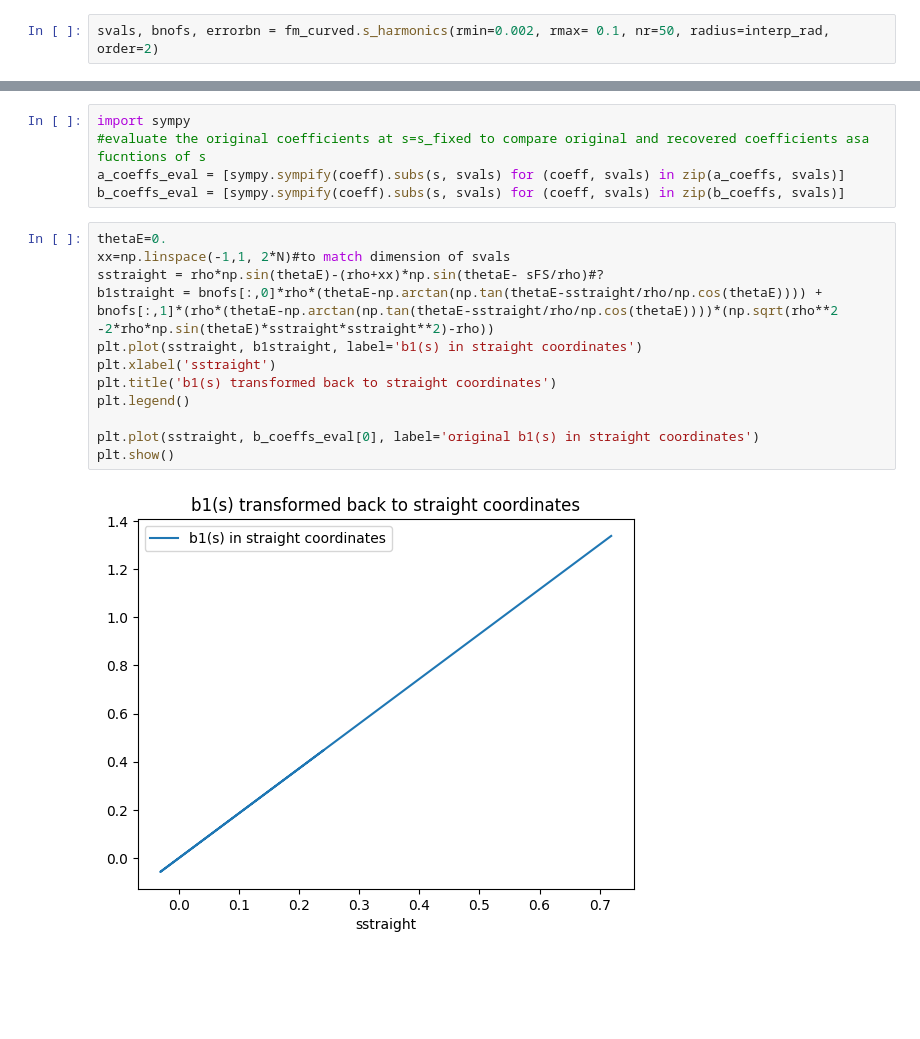
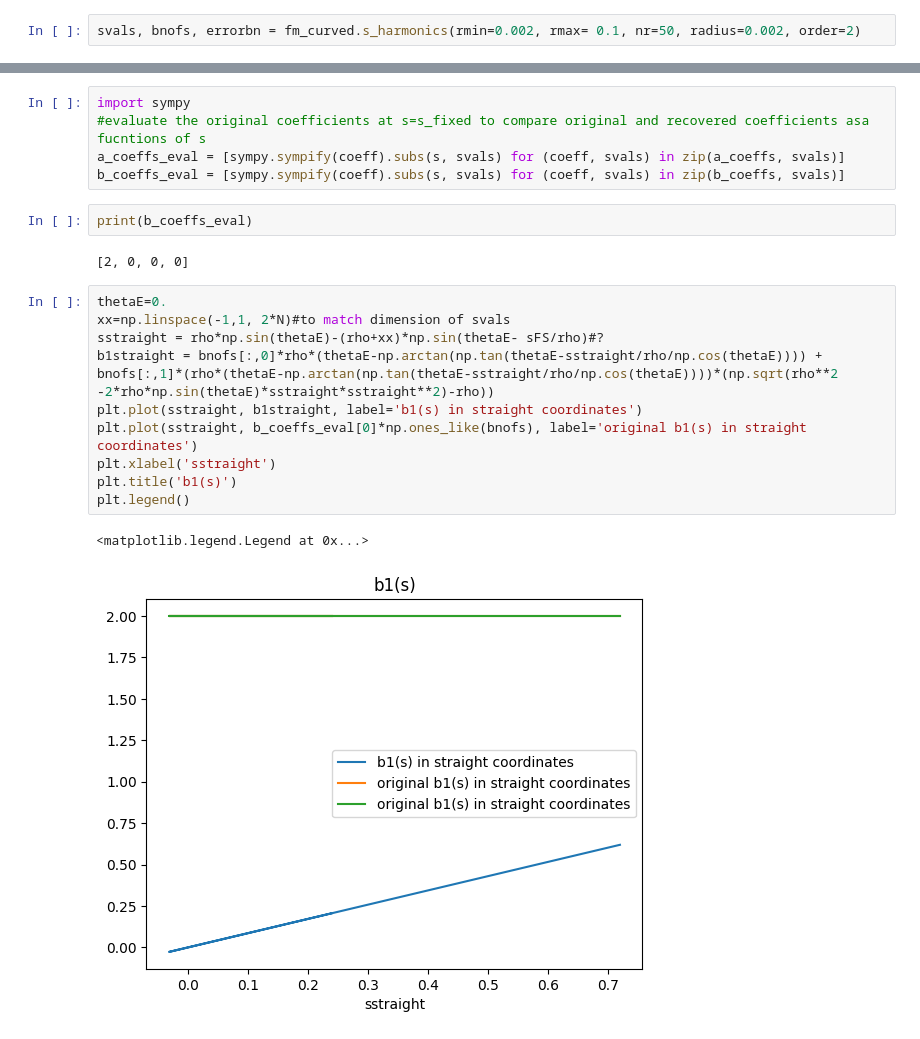
Before and after one commit to marcoliniF/bpmeth, a Jupyter notebook: preliminaryTrials/4.0straighttocurvedbyA_HA.ipynb, the cells around one changed output, grey strips where cells are left out. Saved outputs shown, nothing was run; the diff lists cells and outputs as text; blank space fills up the shorter version.

```diff
--- a/preliminaryTrials/4.0straighttocurvedbyA_HA.ipynb
+++ b/preliminaryTrials/4.0straighttocurvedbyA_HA.ipynb
@@ -195,7 +195,7 @@ recovered bn(s= 0.05 ) in curved frame:  [ 0.80142587 71.73347269]
 # %% [markdown]
 The harmonic analysis can be made as a function of the s position.
 # %%
-svals, bnofs, errorbn = fm_curved.s_harmonics(rmin=0.002, rmax= 0.1, nr=50, radius=interp_rad, order=2)
+svals, bnofs, errorbn = fm_curved.s_harmonics(rmin=0.002, rmax= 0.1, nr=50, radius=0.002, order=2)
 # %%
 print(bnofs.shape)
 plt.plot(svals, bnofs[:,0])
@@ -220,17 +220,20 @@ import sympy
 #evaluate the original coefficients at s=s_fixed to compare original and recovered coefficients asa fucntions of s
 a_coeffs_eval = [sympy.sympify(coeff).subs(s, svals) for (coeff, svals) in zip(a_coeffs, svals)]
 b_coeffs_eval = [sympy.sympify(coeff).subs(s, svals) for (coeff, svals) in zip(b_coeffs, svals)]
+# %%
+print(b_coeffs_eval)
+# %% [output]
+[2, 0, 0, 0]
 # %%
 thetaE=0.
 xx=np.linspace(-1,1, 2*N)#to match dimension of svals
 sstraight = rho*np.sin(thetaE)-(rho+xx)*np.sin(thetaE- sFS/rho)#?
 b1straight = bnofs[:,0]*rho*(thetaE-np.arctan(np.tan(thetaE-sstraight/rho/np.cos(thetaE)))) + bnofs[:,1]*(rho*(thetaE-np.arctan(np.tan(thetaE-sstraight/rho/np.cos(thetaE))))*(np.sqrt(rho**2 -2*rho*np.sin(thetaE)*sstraight*sstraight**2)-rho))
 plt.plot(sstraight, b1straight, label='b1(s) in straight coordinates')
+plt.plot(sstraight, b_coeffs_eval[0]*np.ones_like(bnofs), label='original b1(s) in straight coordinates')
 plt.xlabel('sstraight')
-plt.title('b1(s) transformed back to straight coordinates')
+plt.title('b1(s)')
 plt.legend()
-
-plt.plot(sstraight, b_coeffs_eval[0], label='original b1(s) in straight coordinates')
-plt.show()
 # %% [output]
+<matplotlib.legend.Legend at 0x...>
-[figure, old version]
+[figure, new version]
```
Also changed, not shown: parts of 1 cell of this notebook, 5 other files.
